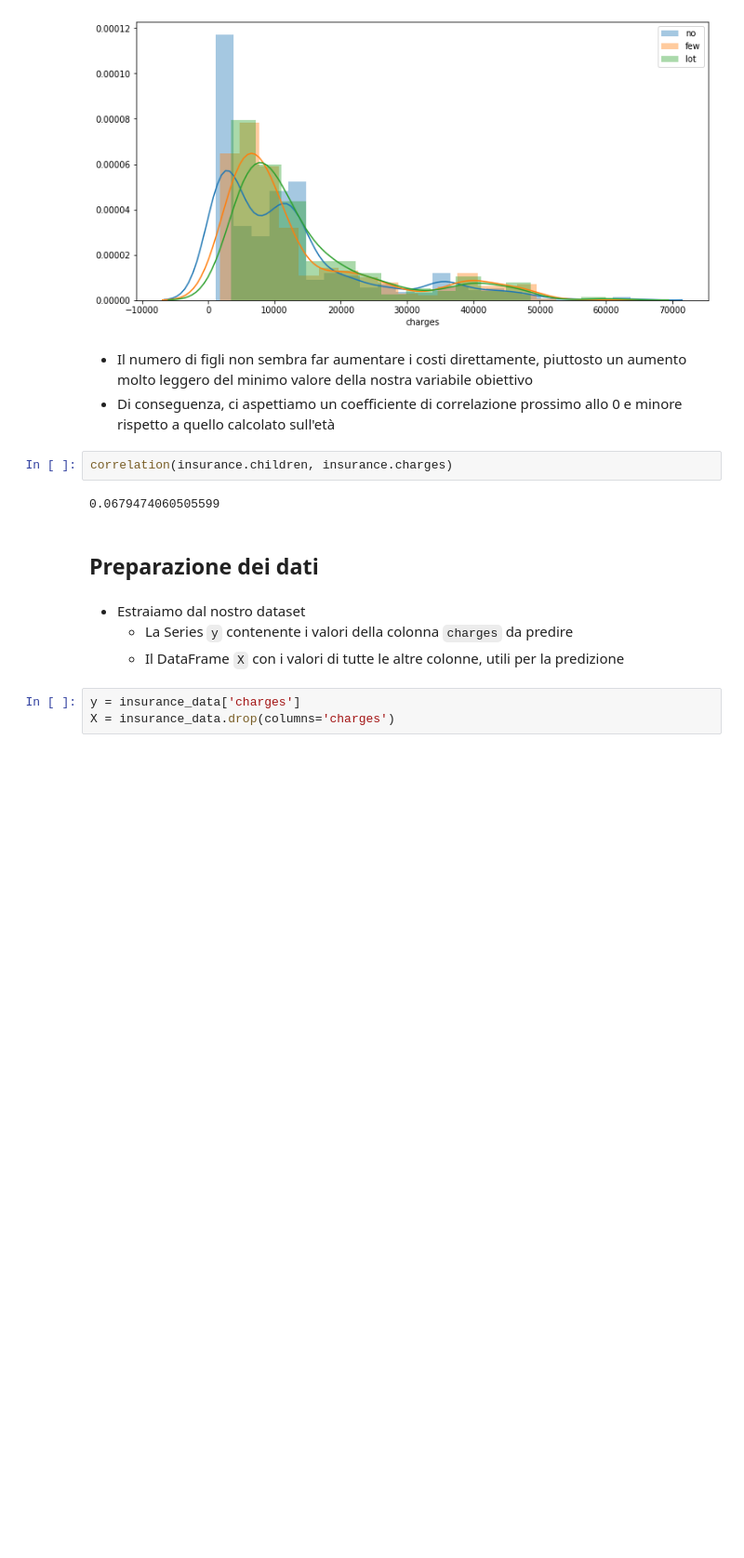
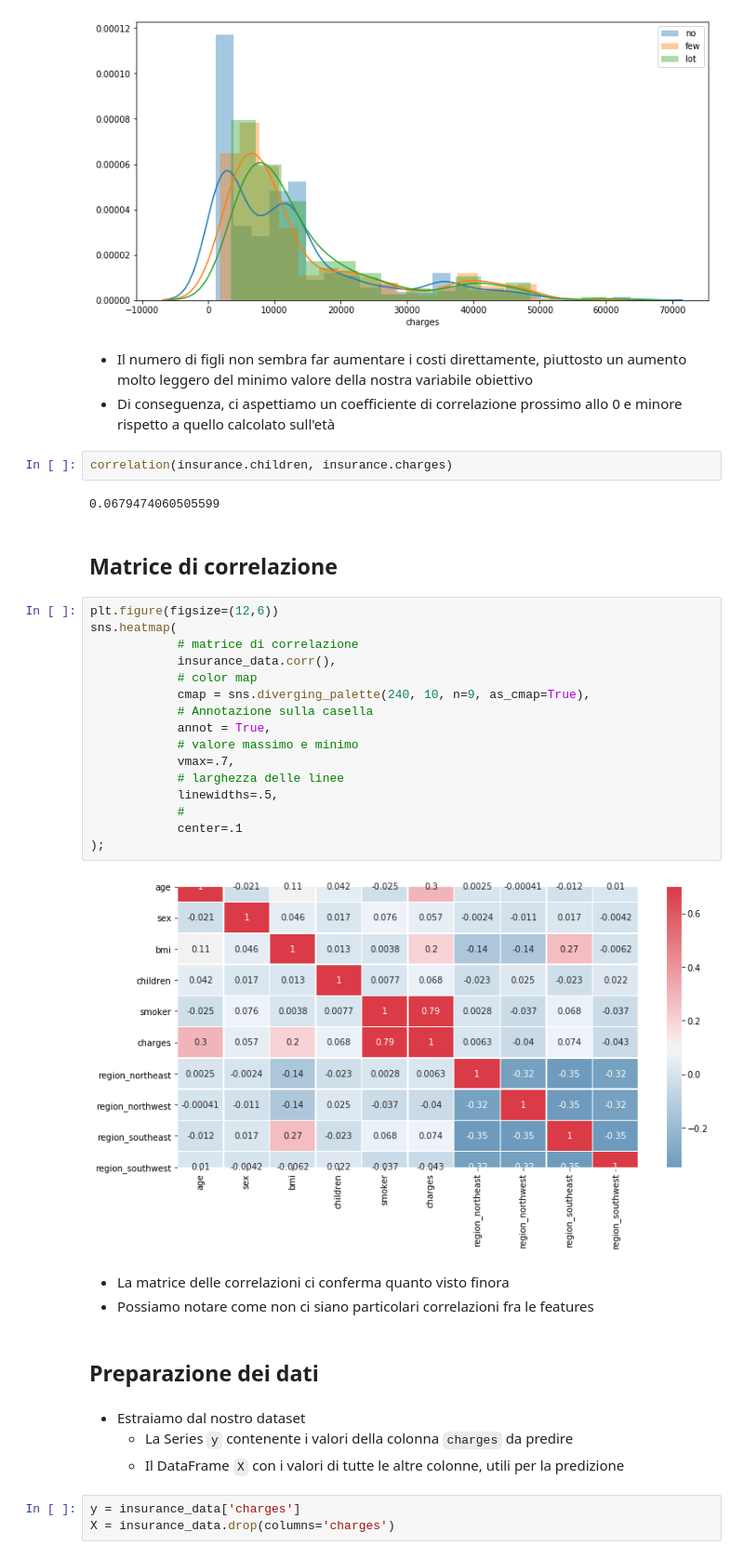
Before and after one commit to eliamarcantognini/DI_project, a Jupyter notebook: DI_Project.ipynb, the cells around one changed output. Shown at 93% size. Drawn from its saved outputs; the diff is of its cells as text; blank space fills up the shorter version.

```diff
--- a/DI_Project.ipynb
+++ b/DI_Project.ipynb
@@ -346,6 +348,29 @@ plt.legend(['no', 'few', 'lot']);
 correlation(insurance.children, insurance.charges)
 # %% [output]
 0.0679474060505599
+# %% [markdown]
+## Matrice di correlazione
+# %%
+plt.figure(figsize=(12,6))
+sns.heatmap(
+            # matrice di correlazione
+            insurance_data.corr(),
+            # color map
+            cmap = sns.diverging_palette(240, 10, n=9, as_cmap=True),
+            # Annotazione sulla casella
+            annot = True,
+            # valore massimo e minimo
+            vmax=.7,
+            # larghezza delle linee
+            linewidths=.5,
+            #
+            center=.1
+);
+# %% [output]
+[figure, added]
+# %% [markdown]
+- La matrice delle correlazioni ci conferma quanto visto finora
+- Possiamo notare come non ci siano particolari correlazioni fra le features
 # %% [markdown]
 ## Preparazione dei dati
 # %% [markdown]
```
Also changed, not shown: parts of 45 cells of this notebook.
